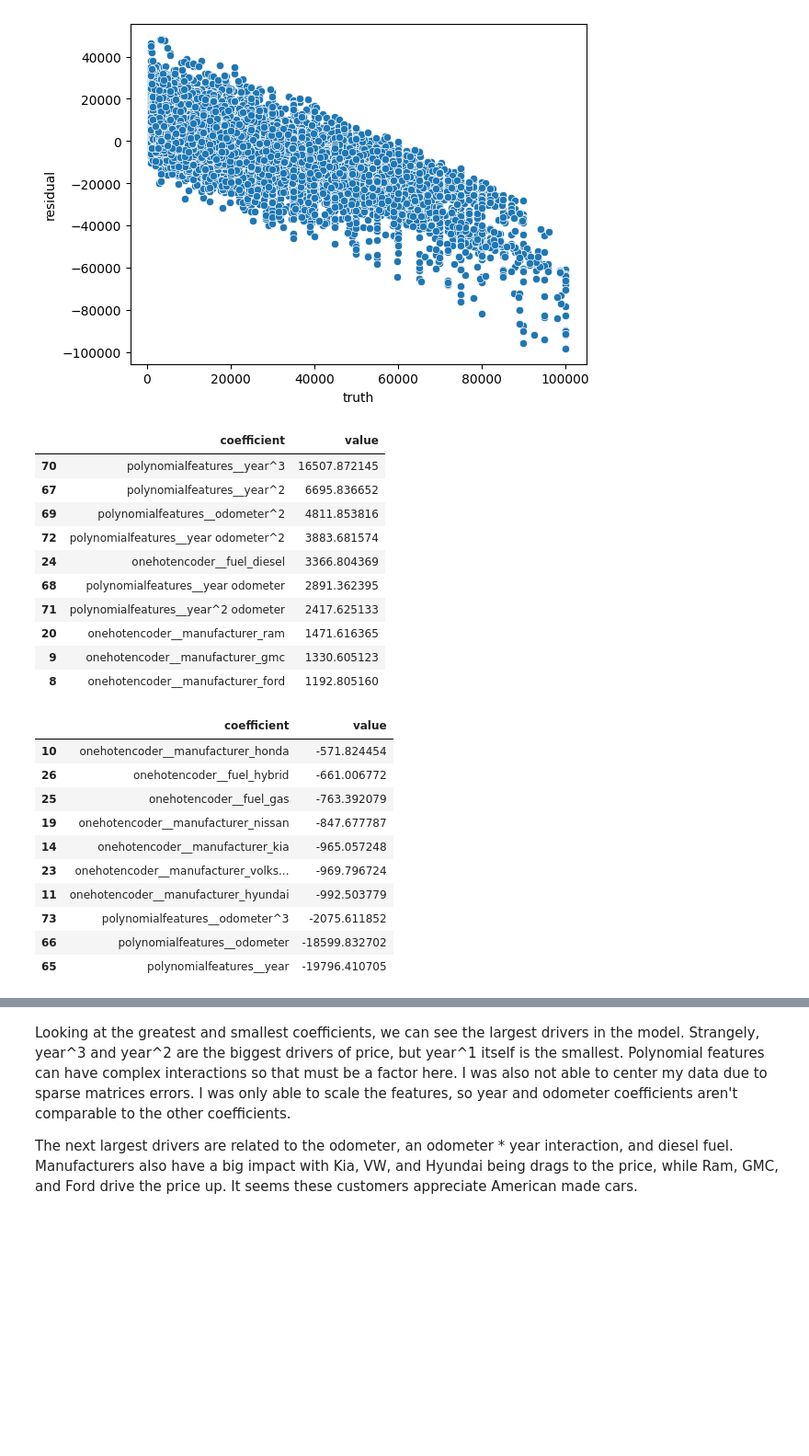
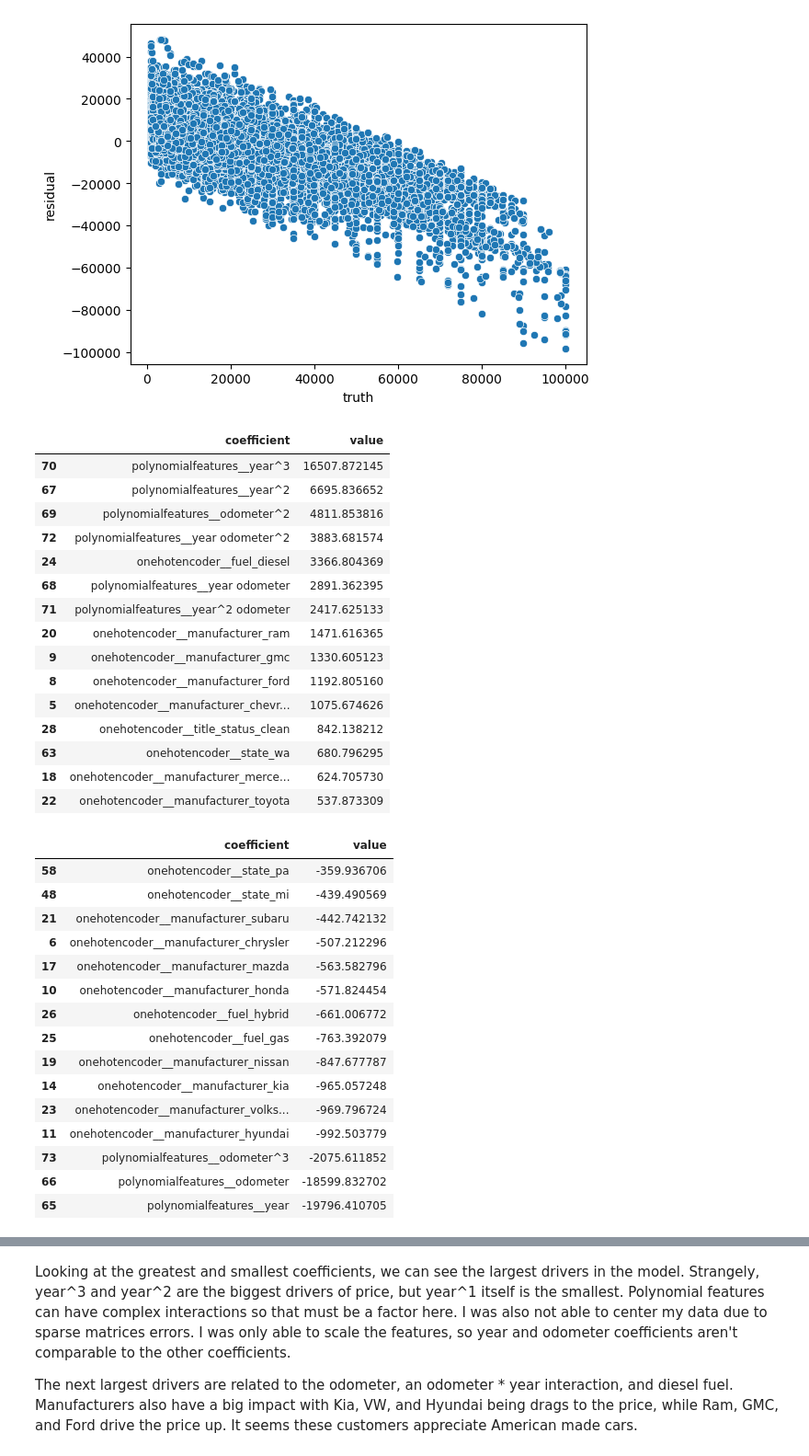
Before and after one commit to Raesu/pcmlai, a Jupyter notebook: Module 11/prompt_II.ipynb, the cells around one changed output, grey strips where cells are left out. Shown at 92% size. Drawn from its saved outputs; the diff is of its cells as text; code cells hidden in the pictures; blank space fills up the shorter version.

```diff
--- a/Module 11/prompt_II.ipynb
+++ b/Module 11/prompt_II.ipynb
@@ -615,26 +615,36 @@ sns.scatterplot(predTruth, x='truth', y='residual')
 # %%
 # Analyze coefficients, 74 made it out of the feature transformers
 indices = gridSearch.best_estimator_.named_steps['varFilter'].get_support(indices=True)
 coefficients = pd.DataFrame({
   'coefficient': gridSearch.best_estimator_.named_steps['preprocess'].get_feature_names_out()[indices],
   'value': gridSearch.best_estimator_.named_steps['regression'].coef_
 }).sort_values('value', ascending=False)
 
-display(coefficients.head(10))
-display(coefficients.tail(10))
+display(coefficients.head(15))
+display(coefficients.tail(15))
 # %% [output]
 |  | coefficient | value |
 | 70 | polynomialfeatures__year^3 | 16507.872145 |
 | 67 | polynomialfeatures__year^2 | 6695.836652 |
 | 69 | polynomialfeatures__odometer^2 | 4811.853816 |
 | 72 | polynomialfeatures__year odometer^2 | 3883.681574 |
 | 24 | onehotencoder__fuel_diesel | 3366.804369 |
 | 68 | polynomialfeatures__year odometer | 2891.362395 |
 | 71 | polynomialfeatures__year^2 odometer | 2417.625133 |
 | 20 | onehotencoder__manufacturer_ram | 1471.616365 |
 | 9 | onehotencoder__manufacturer_gmc | 1330.605123 |
 | 8 | onehotencoder__manufacturer_ford | 1192.805160 |
+| 5 | onehotencoder__manufacturer_chevr... | 1075.674626 |
+| 28 | onehotencoder__title_status_clean | 842.138212 |
+| 63 | onehotencoder__state_wa | 680.796295 |
+| 18 | onehotencoder__manufacturer_merce... | 624.705730 |
+| 22 | onehotencoder__manufacturer_toyota | 537.873309 |
 |  | coefficient | value |
+| 58 | onehotencoder__state_pa | -359.936706 |
+| 48 | onehotencoder__state_mi | -439.490569 |
+| 21 | onehotencoder__manufacturer_subaru | -442.742132 |
+| 6 | onehotencoder__manufacturer_chrysler | -507.212296 |
+| 17 | onehotencoder__manufacturer_mazda | -563.582796 |
 | 10 | onehotencoder__manufacturer_honda | -571.824454 |
 | 26 | onehotencoder__fuel_hybrid | -661.006772 |
 | 25 | onehotencoder__fuel_gas | -763.392079 |
```
Also changed, not shown: parts of 2 cells of this notebook.
